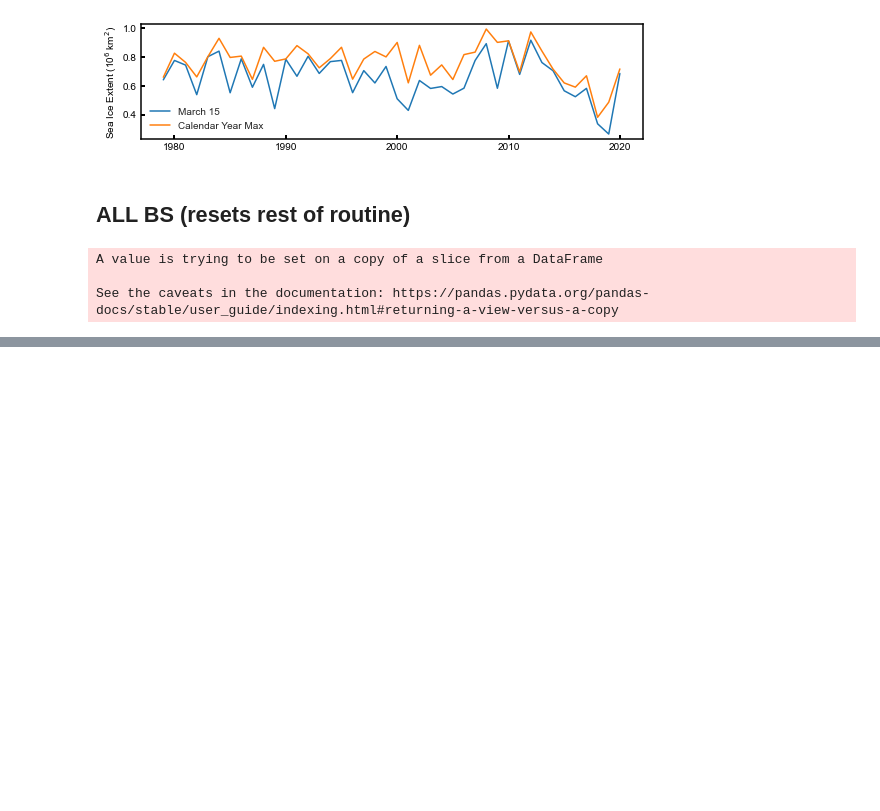
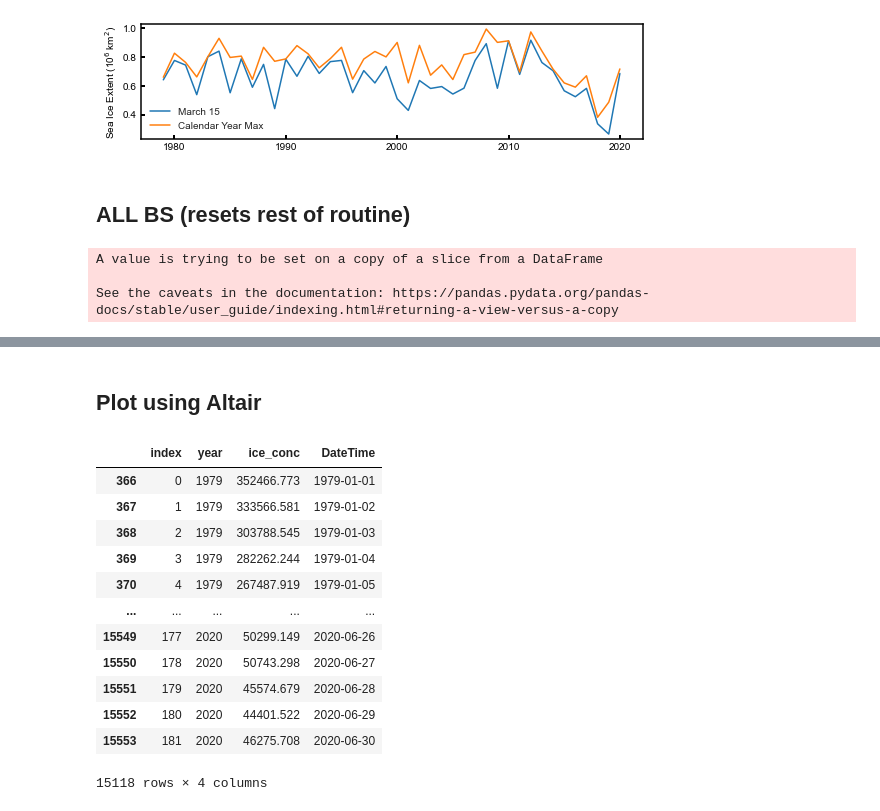
Before and after one commit to NOAA-PMEL/EcoFOCI_Jupyter_Notebooks, a Jupyter notebook: IceAnalysis/EBS_FromBootstrap_AreaIceExtent.ipynb, the cells around one changed output, grey strips where cells are left out. Saved outputs shown, nothing was run; the diff lists cells and outputs as text; code cells hidden in the pictures; blank space fills up the shorter version.

```diff
--- a/IceAnalysis/EBS_FromBootstrap_AreaIceExtent.ipynb
+++ b/IceAnalysis/EBS_FromBootstrap_AreaIceExtent.ipynb
@@ -388,0 +389,2 @@ fig.savefig('images/BS_fig2.svg',dpi=300)
+# %% [markdown]
+## Plot using Altair
@@ -388,0 +394,24 @@ fig.savefig('images/BS_fig2.svg',dpi=300)
+# %%
+dfe = pd.read_excel(fid,sheet_name=page)
+# %%
+dfe.reset_index(level=0, inplace=True)
+# %%
+df = dfe.drop(['month','day'],axis=1).melt('index', var_name='year', value_name='ice_conc').dropna()
+df = df[df.year!=1978]
+df['DateTime']= df.apply(lambda row: pd.datetime.strptime(str(row['year'])+' '+str(row['index']+1),'%Y %j'), axis=1)
+# %%
+df
+# %% [output]
+|  | index | year | ice_conc | DateTime |
+| 366 | 0 | 1979 | 352466.773 | 1979-01-01 |
+| 367 | 1 | 1979 | 333566.581 | 1979-01-02 |
+| 368 | 2 | 1979 | 303788.545 | 1979-01-03 |
+| 369 | 3 | 1979 | 282262.244 | 1979-01-04 |
+| 370 | 4 | 1979 | 267487.919 | 1979-01-05 |
+| ... | ... | ... | ... | ... |
+| 15549 | 177 | 2020 | 50299.149 | 2020-06-26 |
+| 15550 | 178 | 2020 | 50743.298 | 2020-06-27 |
+| 15551 | 179 | 2020 | 45574.679 | 2020-06-28 |
+| 15552 | 180 | 2020 | 44401.522 | 2020-06-29 |
+| 15553 | 181 | 2020 | 46275.708 | 2020-06-30 |
+15118 rows × 4 columns
```
Also changed, not shown: parts of 7 cells of this notebook, 19 other files.
